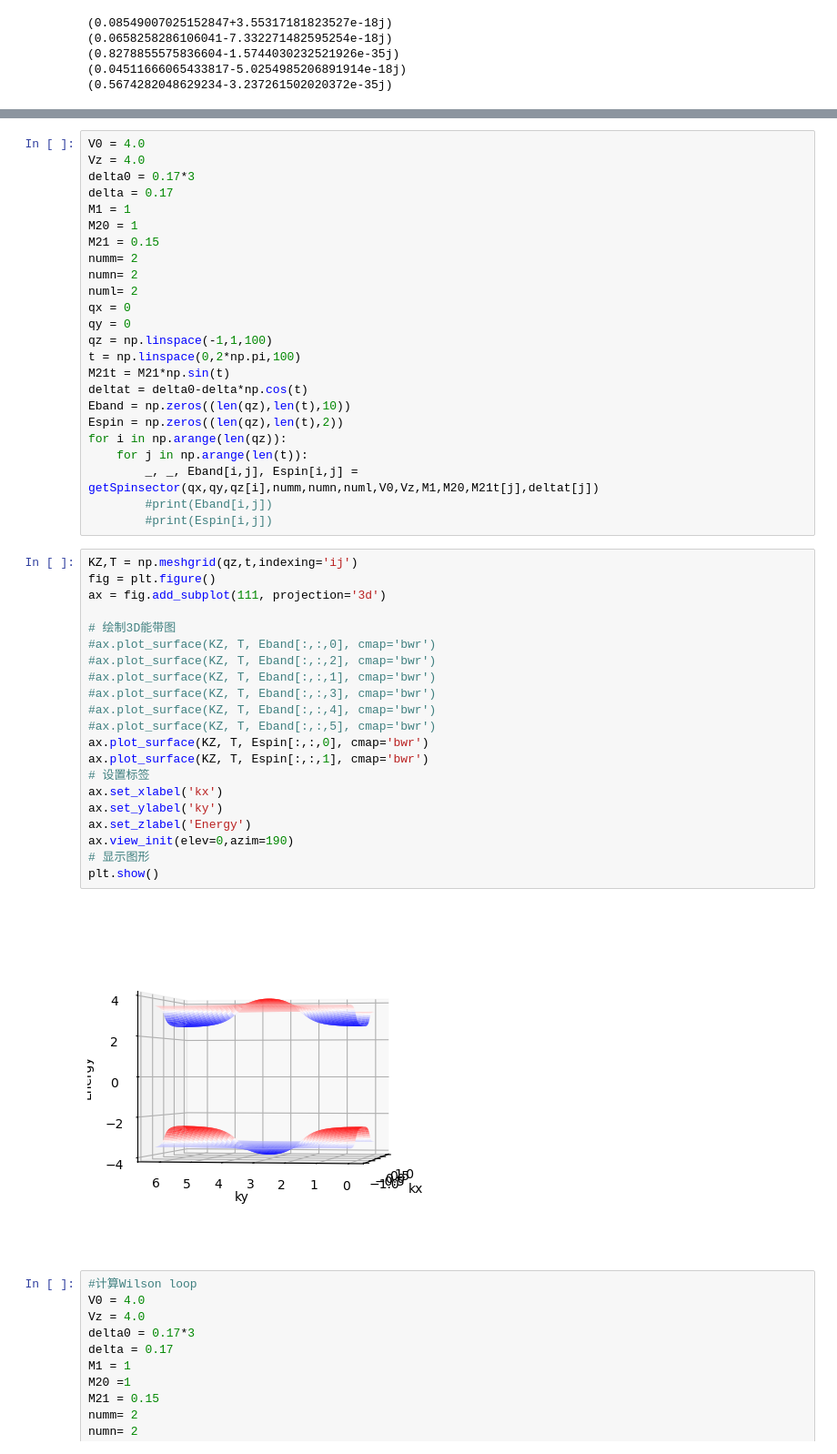
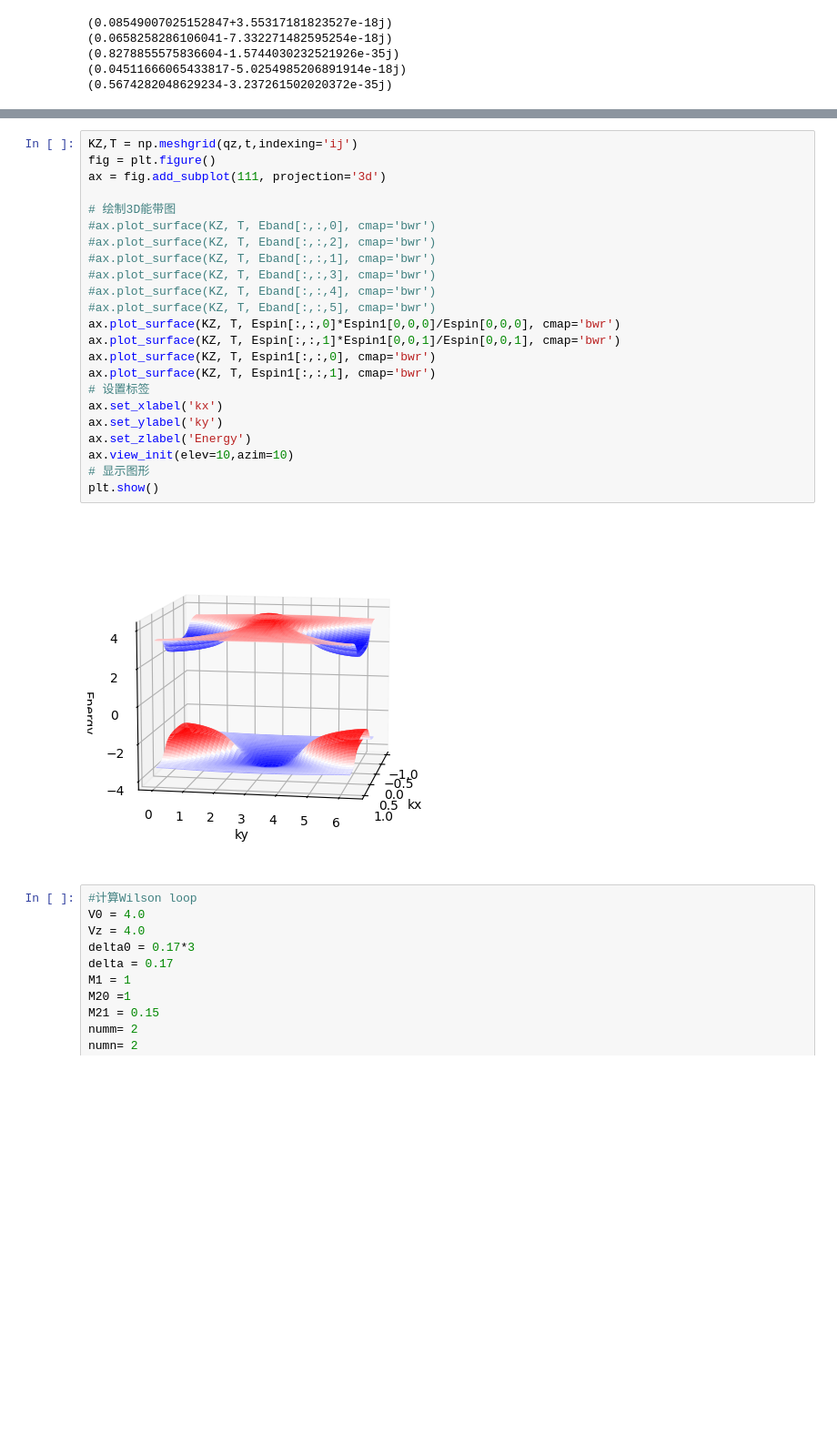
Before and after one commit to linxiaodong-lom/ChiralMagentEffect, a Jupyter notebook: PlanWaveExpand copy 2.ipynb, the cells around one changed output, grey strips where cells are left out. Shown at 91% size. Saved outputs shown, nothing was run; the diff lists cells and outputs as text; blank space fills up the shorter version.

```diff
--- a/PlanWaveExpand copy 2.ipynb
+++ b/PlanWaveExpand copy 2.ipynb
@@ -578,50 +724,28 @@ array([-2.66136317,  2.66136317])
-# %%
-V0 = 4.0
-Vz = 4.0
-delta0 = 0.17*3
-delta = 0.17
-M1 = 1
-M20 = 1
-M21 = 0.15
-numm= 2
-numn= 2
-numl= 2
-qx = 0
-qy = 0
-qz = np.linspace(-1,1,100)
-t = np.linspace(0,2*np.pi,100)
-M21t = M21*np.sin(t)
-deltat = delta0-delta*np.cos(t)
-Eband = np.zeros((len(qz),len(t),10))
-Espin = np.zeros((len(qz),len(t),2))
-for i in np.arange(len(qz)):
-    for j in np.arange(len(t)):
-        _, _, Eband[i,j], Espin[i,j] = getSpinsector(qx,qy,qz[i],numm,numn,numl,V0,Vz,M1,M20,M21t[j],deltat[j])
-        #print(Eband[i,j])
-        #print(Espin[i,j])
 # %%
 KZ,T = np.meshgrid(qz,t,indexing='ij')
 fig = plt.figure()
 ax = fig.add_subplot(111, projection='3d')
 
 # 绘制3D能带图
 #ax.plot_surface(KZ, T, Eband[:,:,0], cmap='bwr')
 #ax.plot_surface(KZ, T, Eband[:,:,2], cmap='bwr')
 #ax.plot_surface(KZ, T, Eband[:,:,1], cmap='bwr')
 #ax.plot_surface(KZ, T, Eband[:,:,3], cmap='bwr')
 #ax.plot_surface(KZ, T, Eband[:,:,4], cmap='bwr')
 #ax.plot_surface(KZ, T, Eband[:,:,5], cmap='bwr')
-ax.plot_surface(KZ, T, Espin[:,:,0], cmap='bwr')
-ax.plot_surface(KZ, T, Espin[:,:,1], cmap='bwr')
+ax.plot_surface(KZ, T, Espin[:,:,0]*Espin1[0,0,0]/Espin[0,0,0], cmap='bwr')
+ax.plot_surface(KZ, T, Espin[:,:,1]*Espin1[0,0,1]/Espin[0,0,1], cmap='bwr')
+ax.plot_surface(KZ, T, Espin1[:,:,0], cmap='bwr')
+ax.plot_surface(KZ, T, Espin1[:,:,1], cmap='bwr')
 # 设置标签
 ax.set_xlabel('kx')
 ax.set_ylabel('ky')
 ax.set_zlabel('Energy')
-ax.view_init(elev=0,azim=190)
+ax.view_init(elev=10,azim=10)
 # 显示图形
 plt.show()
 # %% [output]
-[figure, old version]
+[figure, new version]
 # %%
 #计算Wilson loop
 V0 = 4.0
```
Also changed, not shown: parts of 9 cells of this notebook.
